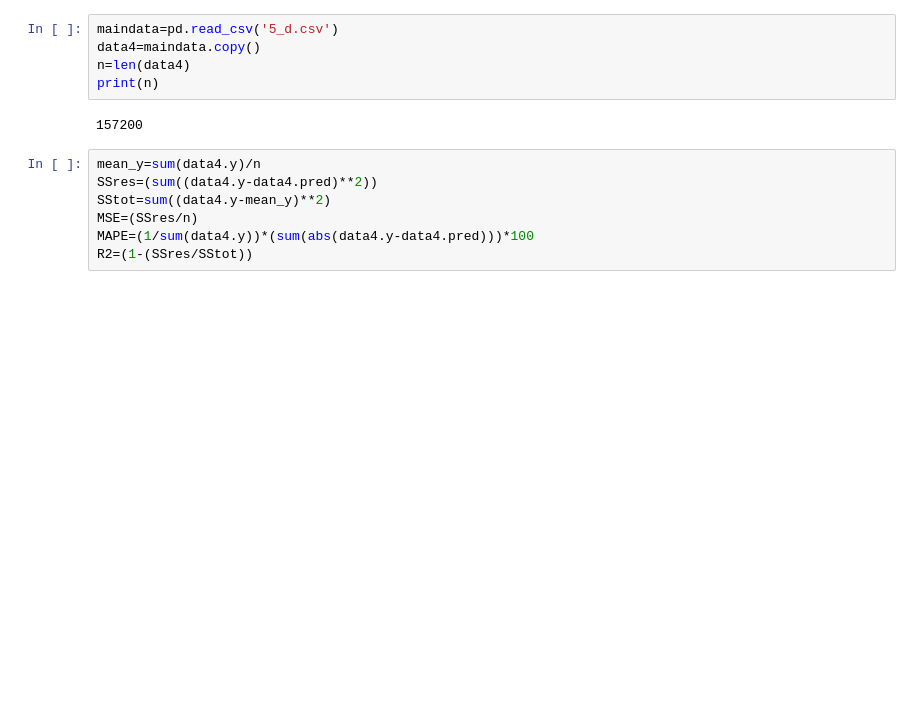
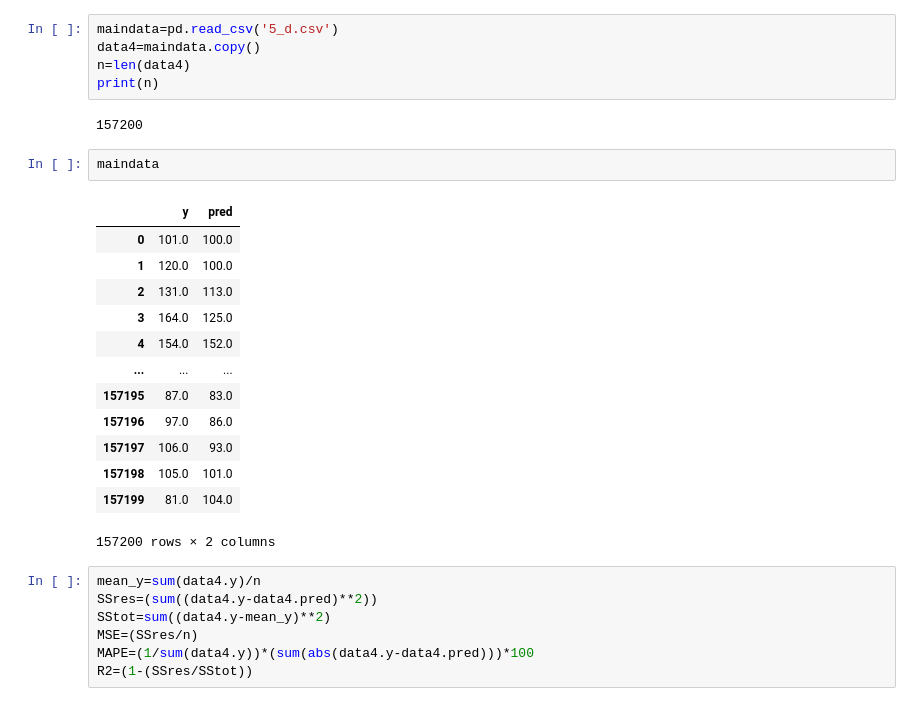
Before and after one commit to manojyamasani/AppliedAI_Course_Assignments, a Jupyter notebook: 05. Performance_metrics/Performance_metrics.ipynb, the cells around one changed output. Saved outputs shown, nothing was run; the diff lists cells and outputs as text; blank space fills up the shorter version.

```diff
--- a/05. Performance_metrics/Performance_metrics.ipynb
+++ b/05. Performance_metrics/Performance_metrics.ipynb
@@ -408,6 +536,22 @@ n=len(data4)
 print(n)
 # %% [output]
 157200
+# %%
+maindata
+# %% [output]
+|  | y | pred |
+| 0 | 101.0 | 100.0 |
+| 1 | 120.0 | 100.0 |
+| 2 | 131.0 | 113.0 |
+| 3 | 164.0 | 125.0 |
+| 4 | 154.0 | 152.0 |
+| ... | ... | ... |
+| 157195 | 87.0 | 83.0 |
+| 157196 | 97.0 | 86.0 |
+| 157197 | 106.0 | 93.0 |
+| 157198 | 105.0 | 101.0 |
+| 157199 | 81.0 | 104.0 |
+157200 rows × 2 columns
 # %%
 mean_y=sum(data4.y)/n
 SSres=(sum((data4.y-data4.pred)**2))
```
Also changed, not shown: parts of 19 cells of this notebook.
